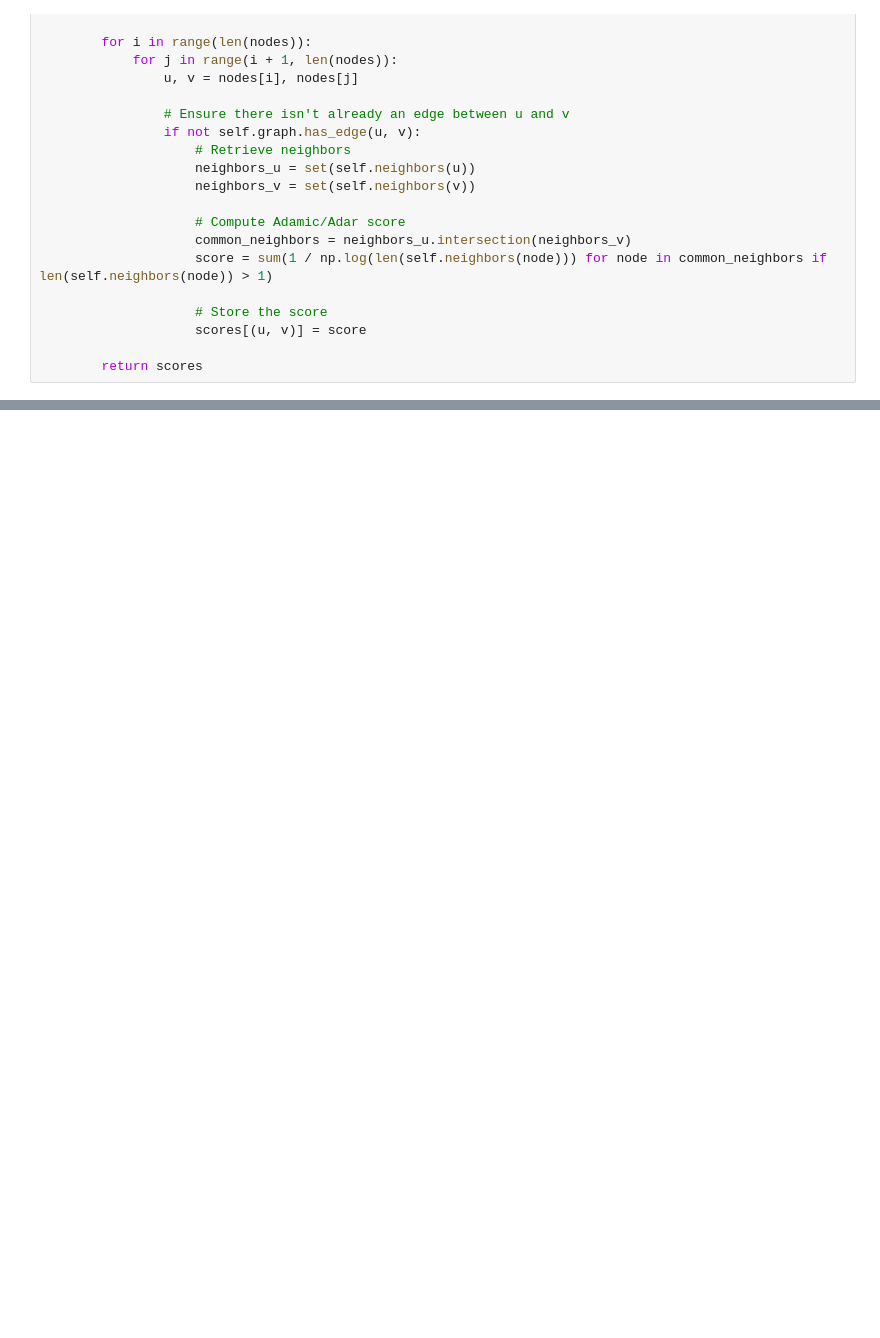
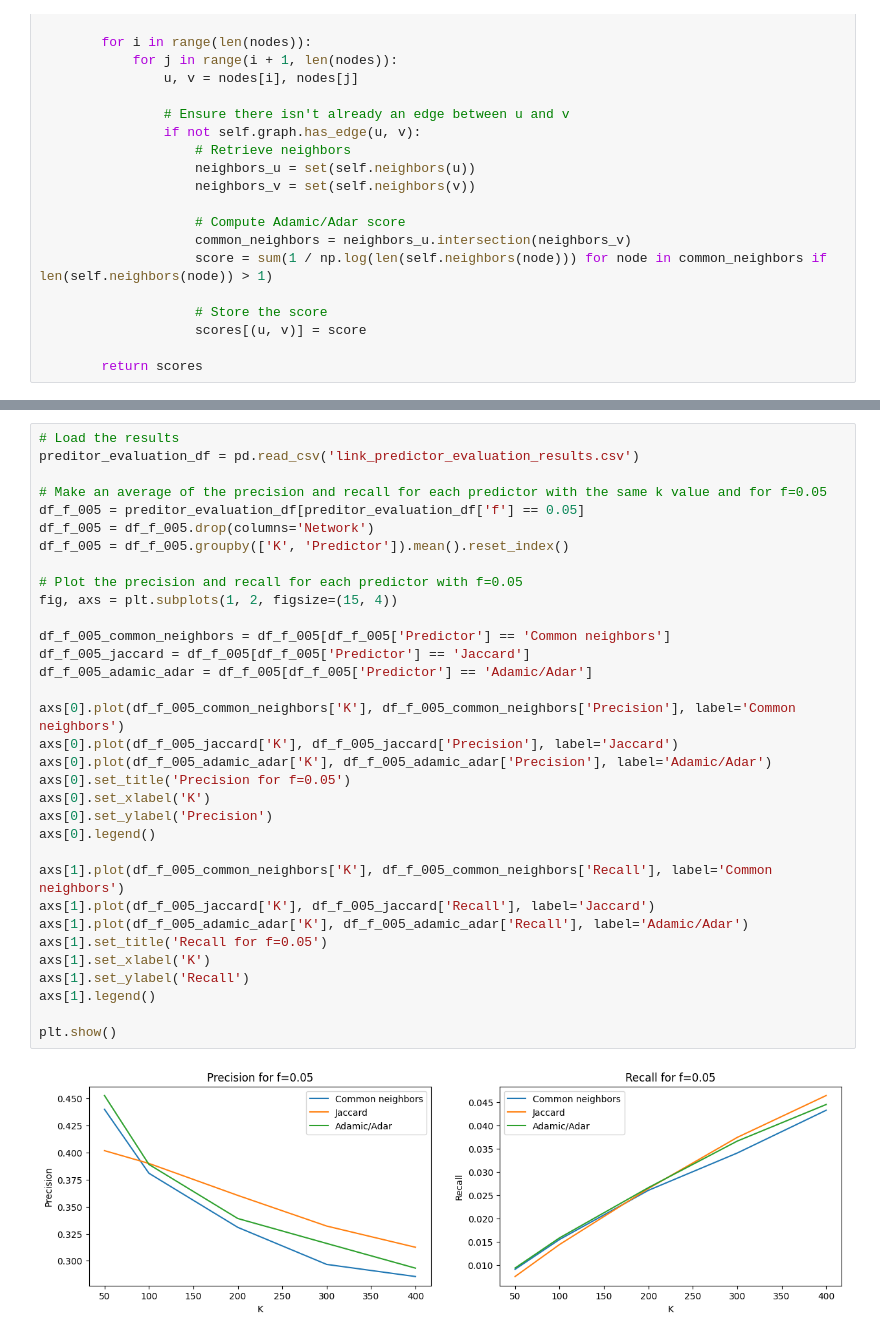
Before and after one commit to yurialvizi/NET4103-graph-learning, a Jupyter notebook: project.ipynb, the cells around one changed output, grey strips where cells are left out. Cells and saved outputs as stored; diff of their text form; blank space fills up the shorter version.

```diff
--- a/project.ipynb
+++ b/project.ipynb
@@ -552,0 +707,35 @@ Adamic/Adar
+# %%
+# Load the results
+preditor_evaluation_df = pd.read_csv('link_predictor_evaluation_results.csv')
+
+# Make an average of the precision and recall for each predictor with the same k value and for f=0.05
+df_f_005 = preditor_evaluation_df[preditor_evaluation_df['f'] == 0.05]
+df_f_005 = df_f_005.drop(columns='Network')
+df_f_005 = df_f_005.groupby(['K', 'Predictor']).mean().reset_index()
+
+# Plot the precision and recall for each predictor with f=0.05
+fig, axs = plt.subplots(1, 2, figsize=(15, 4))
+
+df_f_005_common_neighbors = df_f_005[df_f_005['Predictor'] == 'Common neighbors']
+df_f_005_jaccard = df_f_005[df_f_005['Predictor'] == 'Jaccard']
+df_f_005_adamic_adar = df_f_005[df_f_005['Predictor'] == 'Adamic/Adar']
+
+axs[0].plot(df_f_005_common_neighbors['K'], df_f_005_common_neighbors['Precision'], label='Common neighbors')
+axs[0].plot(df_f_005_jaccard['K'], df_f_005_jaccard['Precision'], label='Jaccard')
+axs[0].plot(df_f_005_adamic_adar['K'], df_f_005_adamic_adar['Precision'], label='Adamic/Adar')
+axs[0].set_title('Precision for f=0.05')
+axs[0].set_xlabel('K')
+axs[0].set_ylabel('Precision')
+axs[0].legend()
+
+axs[1].plot(df_f_005_common_neighbors['K'], df_f_005_common_neighbors['Recall'], label='Common neighbors')
+axs[1].plot(df_f_005_jaccard['K'], df_f_005_jaccard['Recall'], label='Jaccard')
+axs[1].plot(df_f_005_adamic_adar['K'], df_f_005_adamic_adar['Recall'], label='Adamic/Adar')
+axs[1].set_title('Recall for f=0.05')
+axs[1].set_xlabel('K')
+axs[1].set_ylabel('Recall')
+axs[1].legend()
+
+plt.show()
+# %% [output]
+[figure, added]
```
Also changed, not shown: parts of 6 cells of this notebook, 1 other file.
